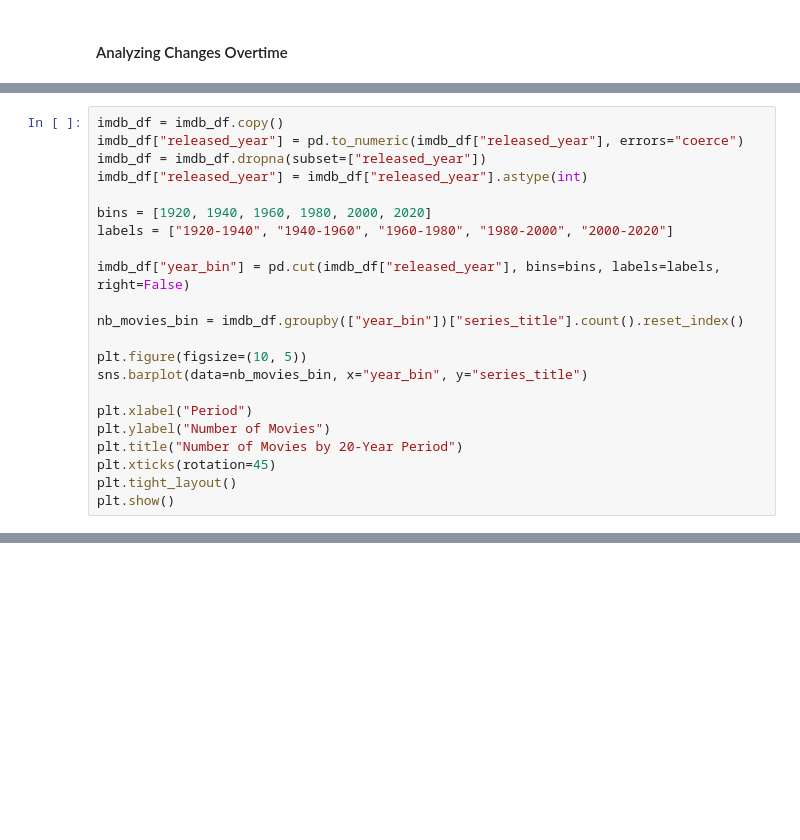
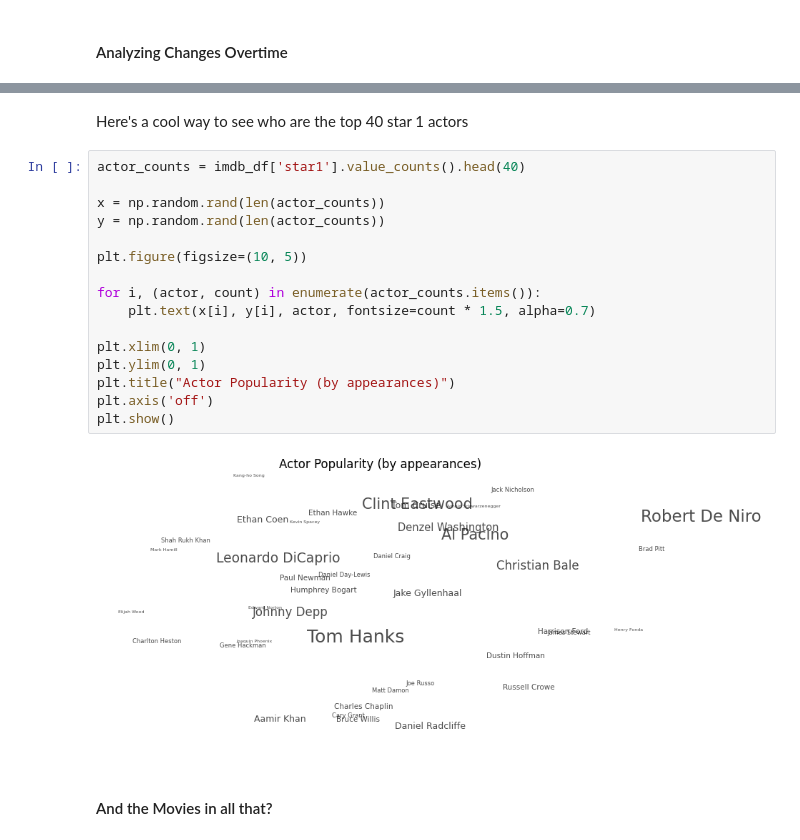
Before and after one commit to raphaeldahomay/school_da_project_m2, a Jupyter notebook: bo_da_imdb.ipynb, the cells around one changed output, grey strips where cells are left out. Cells and saved outputs as stored; diff of their text form; blank space fills up the shorter version.

```diff
--- a/bo_da_imdb.ipynb
+++ b/bo_da_imdb.ipynb
@@ -343,22 +346,0 @@ Timestamp('2019-01-01 00:00:00')
-# %%
-imdb_df = imdb_df.copy()
-imdb_df["released_year"] = pd.to_numeric(imdb_df["released_year"], errors="coerce")
-imdb_df = imdb_df.dropna(subset=["released_year"])
-imdb_df["released_year"] = imdb_df["released_year"].astype(int)
-
-bins = [1920, 1940, 1960, 1980, 2000, 2020]
-labels = ["1920-1940", "1940-1960", "1960-1980", "1980-2000", "2000-2020"]
-
-imdb_df["year_bin"] = pd.cut(imdb_df["released_year"], bins=bins, labels=labels, right=False)
-
-nb_movies_bin = imdb_df.groupby(["year_bin"])["series_title"].count().reset_index()
-
-plt.figure(figsize=(10, 5))
-sns.barplot(data=nb_movies_bin, x="year_bin", y="series_title")
-
-plt.xlabel("Period")
-plt.ylabel("Number of Movies")
-plt.title("Number of Movies by 20-Year Period")
-plt.xticks(rotation=45)
-plt.tight_layout()
-plt.show()
@@ -366,0 +417,22 @@ plt.show()
+# %% [markdown]
+Here's a cool way to see who are the top 40 star 1 actors
+# %%
+actor_counts = imdb_df['star1'].value_counts().head(40)
+
+x = np.random.rand(len(actor_counts))
+y = np.random.rand(len(actor_counts))
+
+plt.figure(figsize=(10, 5))
+
+for i, (actor, count) in enumerate(actor_counts.items()):
+    plt.text(x[i], y[i], actor, fontsize=count * 1.5, alpha=0.7)
+
+plt.xlim(0, 1)
+plt.ylim(0, 1)
+plt.title("Actor Popularity (by appearances)")
+plt.axis('off')
+plt.show()
+# %% [output]
+[figure, added]
+# %% [markdown]
+#### And the Movies in all that?
```
Also changed, not shown: parts of 15 cells of this notebook.
